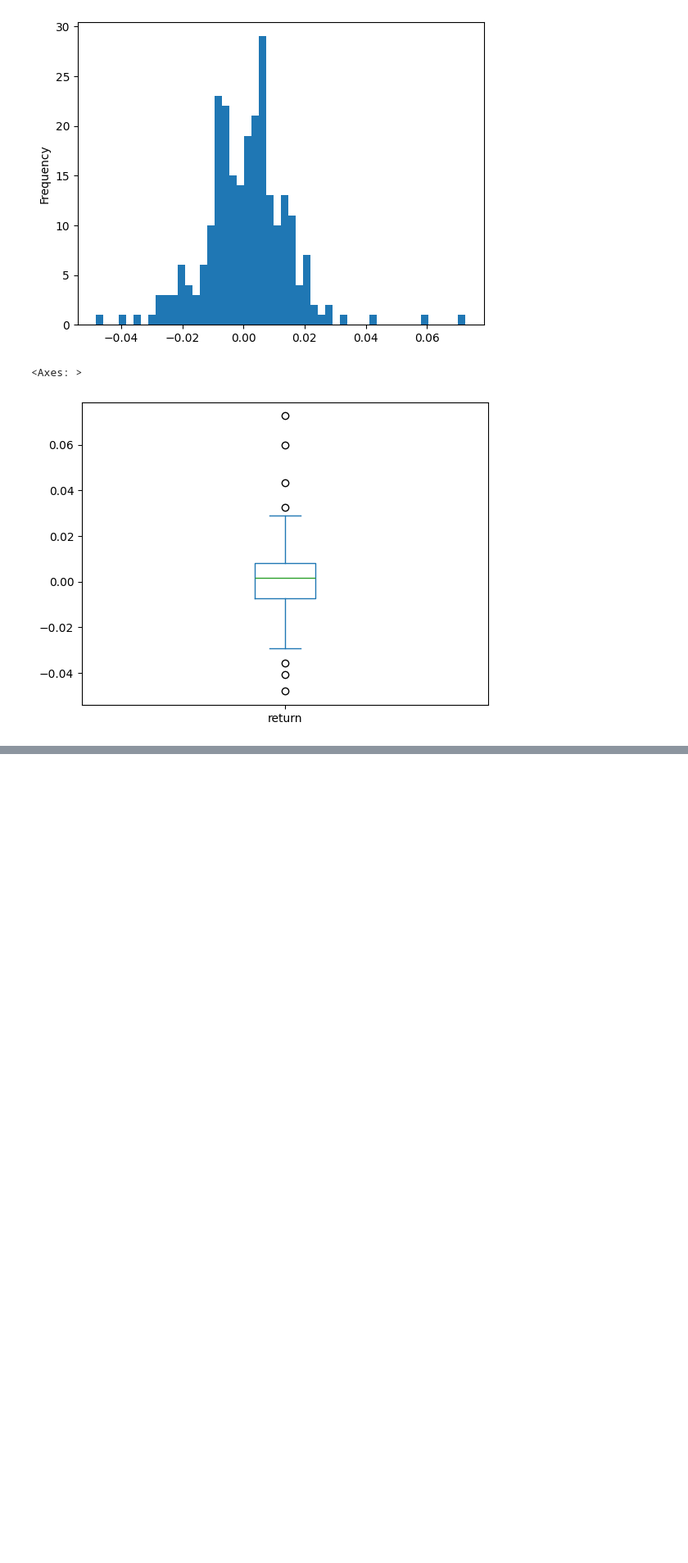
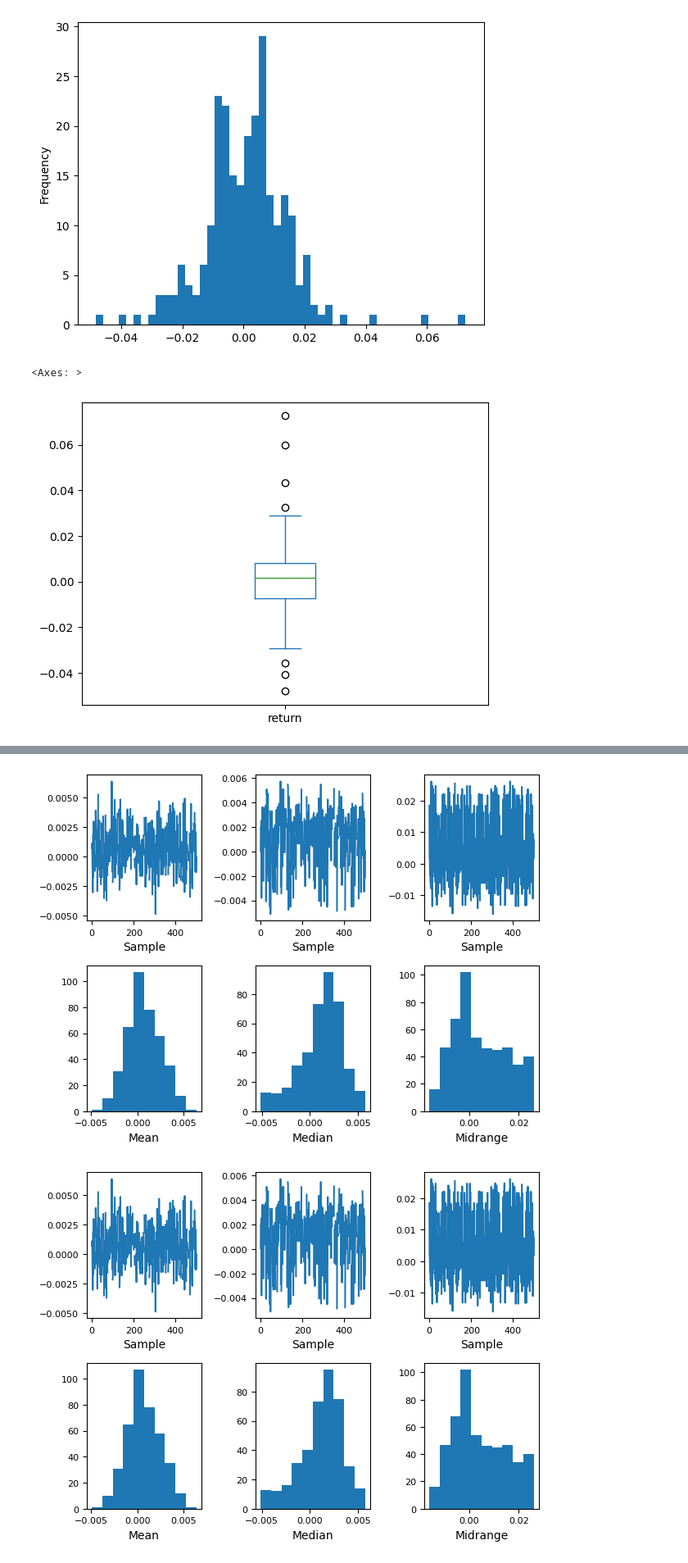
Before and after one commit to Emindu/algo-trading-learning, a Jupyter notebook: 3. visualize/2. Quickly visualizing.ipynb, the cells around one changed output, grey strips where cells are left out. Shown at 82% size. Drawn from its saved outputs; the diff is of its cells as text; code cells hidden in the pictures; blank space fills up the shorter version.

```diff
--- a/3. visualize/2. Quickly visualizing.ipynb
+++ b/3. visualize/2. Quickly visualizing.ipynb
@@ -38,0 +58,5 @@ returns.plot.box()
+# %%
+bootstrap_plot(returns)
+# %% [output]
+[figure, added]
+[figure, added]
```
Also changed, not shown: parts of 4 cells of this notebook.
